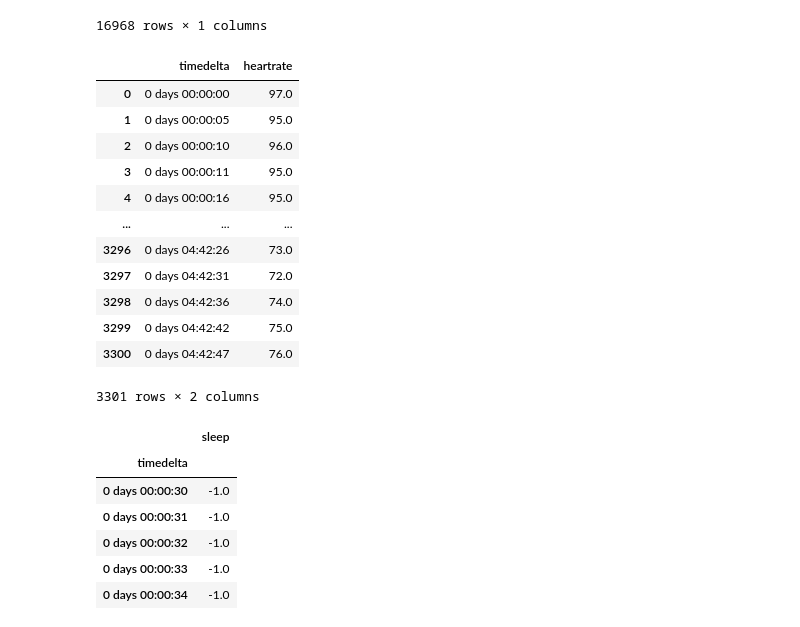
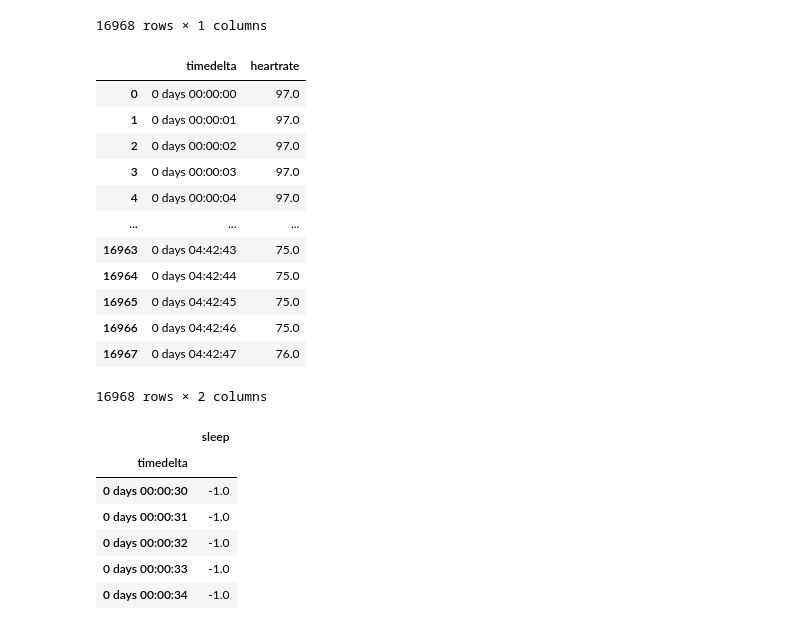
Before and after one commit to Dusadee-Songasornchart/machine_learning, a Jupyter notebook: lab_8/lab_8.ipynb, the cells around one changed output. Cells and saved outputs as stored; diff of their text form; code cells hidden in the pictures.

```diff
--- a/lab_8/lab_8.ipynb
+++ b/lab_8/lab_8.ipynb
@@ -233,25 +234,28 @@ HeartR_new2
 | 0 days 04:42:55 | 76.0 |
 16968 rows × 1 columns
 # %%
+#Resampling every 1s with median with ffill
 df_heartrate = HeartR_new.groupby('timedelta')['heartrate'].mean()
-#Resampling every 1s with median with ffill
-HeartR_new_2 = pd.concat([df_heartrate], axis=1).reset_index()
+
+resample_rule = '1s'
+HeartR_new2 = HeartR_new.set_index('timedelta').resample(resample_rule,).median().ffill()
+HeartR_new_2 = pd.concat([HeartR_new2], axis=1).reset_index()
 HeartR_new_2['timedelta'] = HeartR_new_2['timedelta']-HeartR_new_2['timedelta'].min()
 HeartR_new_2
 # %% [output]
 |  | timedelta | heartrate |
 | 0 | 0 days 00:00:00 | 97.0 |
-| 1 | 0 days 00:00:05 | 95.0 |
-| 2 | 0 days 00:00:10 | 96.0 |
-| 3 | 0 days 00:00:11 | 95.0 |
-| 4 | 0 days 00:00:16 | 95.0 |
+| 1 | 0 days 00:00:01 | 97.0 |
+| 2 | 0 days 00:00:02 | 97.0 |
+| 3 | 0 days 00:00:03 | 97.0 |
+| 4 | 0 days 00:00:04 | 97.0 |
 | ... | ... | ... |
-| 3296 | 0 days 04:42:26 | 73.0 |
-| 3297 | 0 days 04:42:31 | 72.0 |
-| 3298 | 0 days 04:42:36 | 74.0 |
-| 3299 | 0 days 04:42:42 | 75.0 |
-| 3300 | 0 days 04:42:47 | 76.0 |
+| 16963 | 0 days 04:42:43 | 75.0 |
+| 16964 | 0 days 04:42:44 | 75.0 |
+| 16965 | 0 days 04:42:45 | 75.0 |
+| 16966 | 0 days 04:42:46 | 75.0 |
+| 16967 | 0 days 04:42:47 | 76.0 |
-3301 rows × 2 columns
+16968 rows × 2 columns
 # %%
 resample_rule = '1s'
 SleepL_new2 = SleepL_new.set_index('timedelta').resample(resample_rule,).median().ffill()
```
Also changed, not shown: parts of 4 cells of this notebook, 7 other files.
